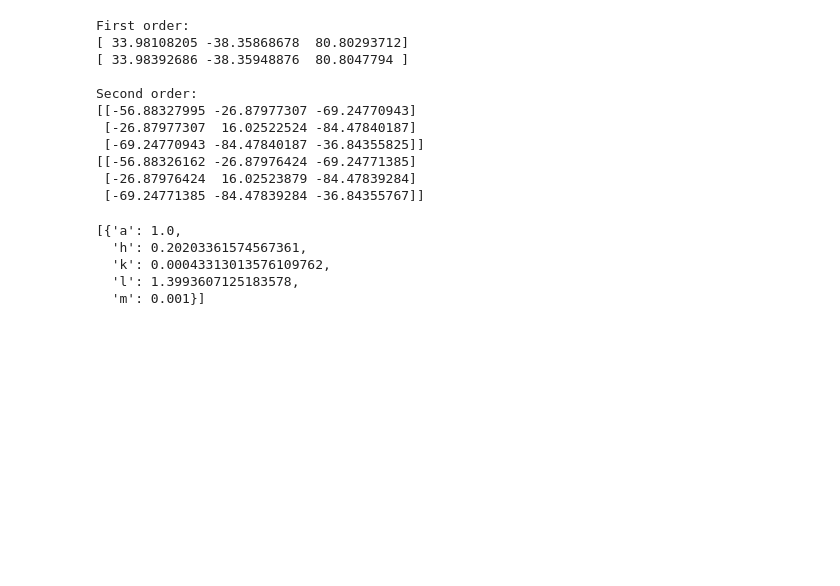
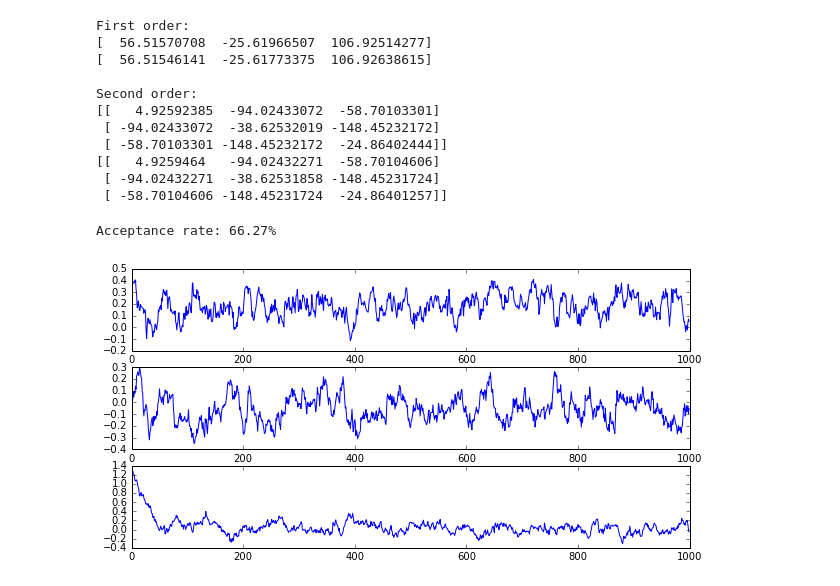
Before and after one commit to hannorein/rebound, a Jupyter notebook: Pal_MCMC.ipynb, the cells around one changed output. Saved outputs shown, nothing was run; the diff lists cells and outputs as text; code cells hidden in the pictures; blank space fills up the shorter version.

Commit message:
mcmc tests

```diff
--- a/Pal_MCMC.ipynb
+++ b/Pal_MCMC.ipynb
@@ -30,38 +30,38 @@ fd_dd = np.zeros((s.Nvars,s.Nvars))
 for i in range(s.Nvars):
     shift = np.zeros(s.Nvars)
     shift[i] = Delta
-    s.shift(shift);
+    s.shift_params(shift);
     chi2p = s.get_chi2(obs)
-    s.shift(-shift);
+    s.shift_params(-shift);
     fd_d[i] = (chi2p-chi2)/Delta
     for j in range(s.Nvars):
         shift = np.zeros(s.Nvars)
         shift[i] += Delta
         shift[j] += Delta
-        s.shift(shift);
+        s.shift_params(shift);
         chi2pp = s.get_chi2(obs)
-        s.shift(-shift);
+        s.shift_params(-shift);
 
         shift = np.zeros(s.Nvars)
         shift[i] -= Delta
         shift[j] += Delta
-        s.shift(shift);
+        s.shift_params(shift);
         chi2mp = s.get_chi2(obs)
-        s.shift(-shift);
+        s.shift_params(-shift);
 
         shift = np.zeros(s.Nvars)
         shift[i] += Delta
         shift[j] -= Delta
-        s.shift(shift);
+        s.shift_params(shift);
         chi2pm = s.get_chi2(obs)
-        s.shift(-shift);
+        s.shift_params(-shift);
 
         shift = np.zeros(s.Nvars)
         shift[i] -= Delta
         shift[j] -= Delta
-        s.shift(shift);
+        s.shift_params(shift);
         chi2mm = s.get_chi2(obs)
-        s.shift(-shift);
+        s.shift_params(-shift);
 
         fd_dd[i][j] = (chi2pp-chi2mp-chi2pm+chi2mm)/(4.*Delta**2)
 
@@ -75,23 +75,33 @@ print(fd_dd)
 print(v_dd)
 # %% [output]
 First order:
-[ 33.98108205 -38.35868678  80.80293712]
-[ 33.98392686 -38.35948876  80.8047794 ]
+[  56.51570708  -25.61966507  106.92514277]
+[  56.51546141  -25.61773375  106.92638615]
 
 Second order:
-[[-56.88327995 -26.87977307 -69.24770943]
- [-26.87977307  16.02522524 -84.47840187]
- [-69.24770943 -84.47840187 -36.84355825]]
-[[-56.88326162 -26.87976424 -69.24771385]
- [-26.87976424  16.02523879 -84.47839284]
- [-69.24771385 -84.47839284 -36.84355767]]
+[[   4.92592385  -94.02433072  -58.70103301]
+ [ -94.02433072  -38.62532019 -148.45232172]
+ [ -58.70103301 -148.45232172  -24.86402444]]
+[[   4.9259464   -94.02432271  -58.70104606]
+ [ -94.02432271  -38.62531858 -148.45231724]
+ [ -58.70104606 -148.45231724  -24.86401257]]
-# %%
-mh = mcmc.Mh(s,obs)
-mh.scales = 1e-3*np.ones(s.Nvars)
-mh.generate_proposal().planets
-# %% [output]
-[{'a': 1.0,
-  'h': 0.20203361574567361,
-  'k': 0.00043313013576109762,
-  'l': 1.3993607125183578,
-  'm': 0.001}]
+# %%
+s = state.StateVar(planets=[{"m":1e-3, "a":1., "h":0.2, "k":0., "l":1.4}], ignore_vars=["a","m"])
+mh = mcmc.Mh(s,obs)
+mh.scales = 5e-2*np.ones(s.Nvars)
+Niter = 1000
+chain = np.zeros((Niter,s.Nvars))
+tries = 0
+for i in range(Niter):
+    tries += mh.step_force()
+    chain[i] = mh.state.get_params()
+print("Acceptance rate: %.2f%%"%(float(Niter)/tries*100))
+# %% [output]
+Acceptance rate: 66.27%
+# %%
+fig = plt.figure(figsize=(10,5))
+for i in range(s.Nvars):
+    ax = plt.subplot(s.Nvars,1,1+i)
+    ax.plot(chain[:,i])
+# %% [output]
+[figure, added]
```
Also changed, not shown: parts of 2 cells of this notebook, 2 other files.
